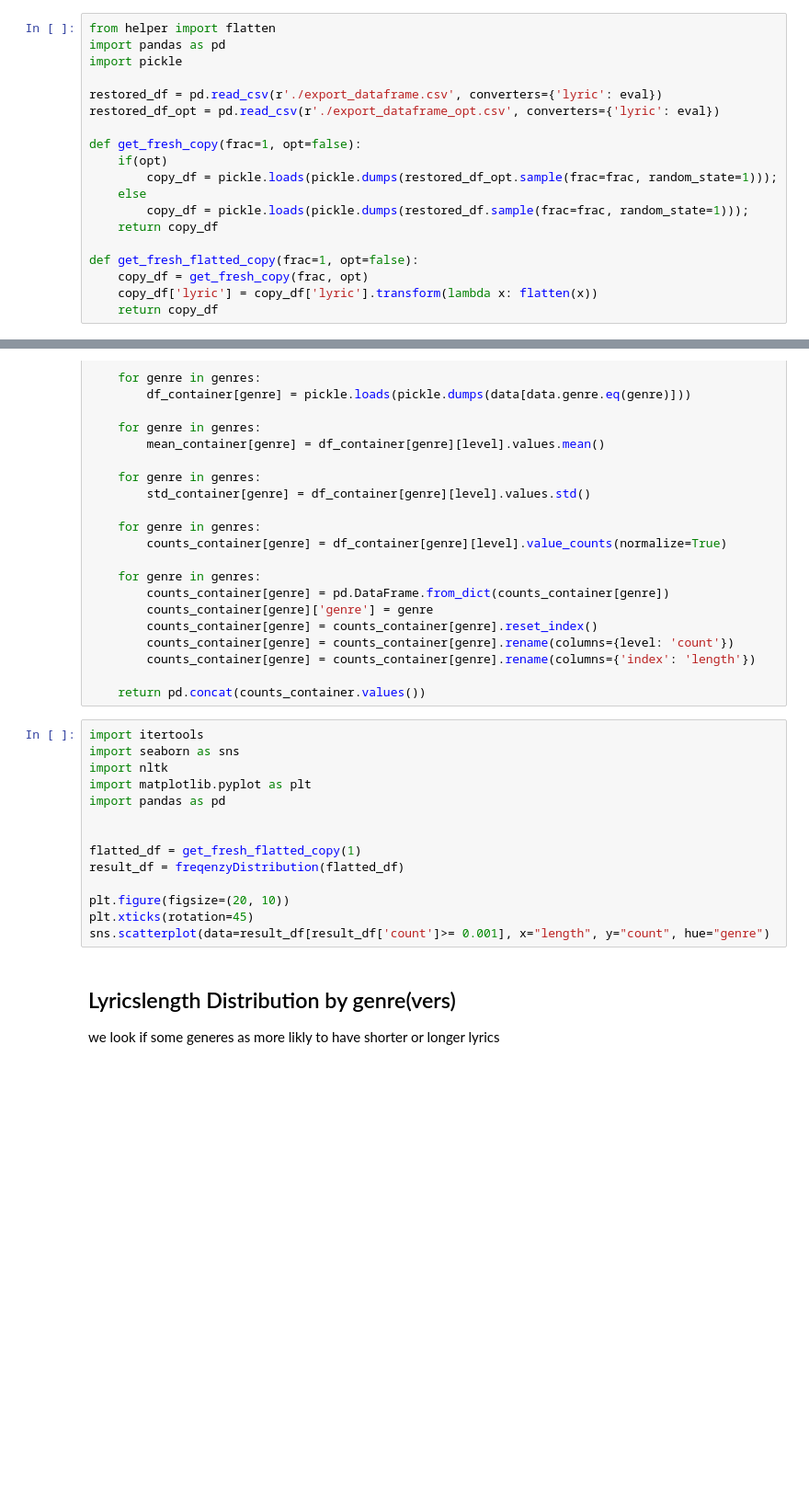
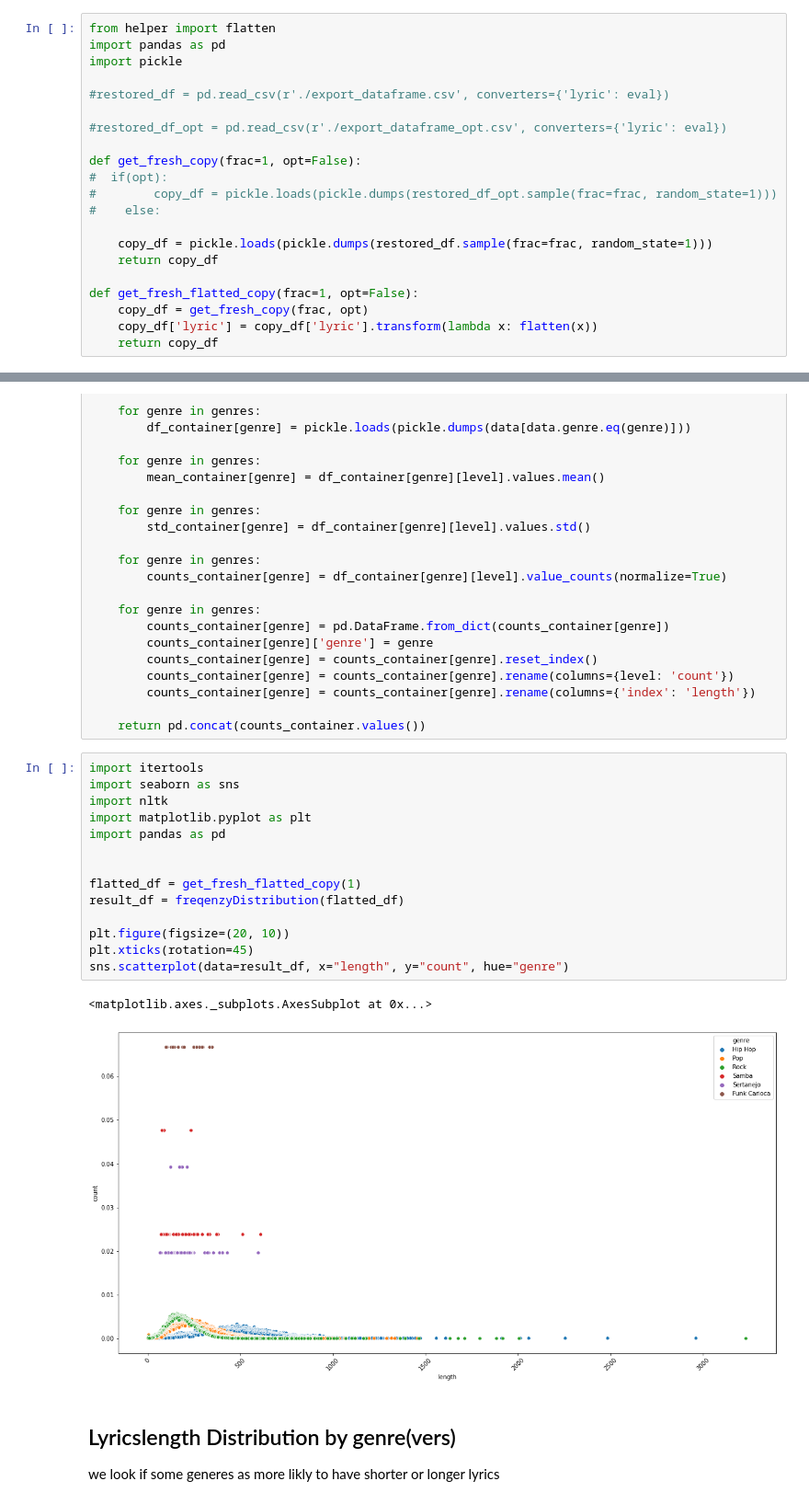
Before and after one commit to kluhan/northumbria, a Jupyter notebook: northumbria.ipynb, the cells around one changed output, grey strips where cells are left out. Shown: that part at 92% size. Drawn from its saved outputs; the diff is of its cells as text; blank space fills up the shorter version.

```diff
--- a/northumbria.ipynb
+++ b/northumbria.ipynb
@@ -200,17 +279,19 @@ from helper import flatten
 import pandas as pd
 import pickle
 
-restored_df = pd.read_csv(r'./export_dataframe.csv', converters={'lyric': eval})
-restored_df_opt = pd.read_csv(r'./export_dataframe_opt.csv', converters={'lyric': eval})
+#restored_df = pd.read_csv(r'./export_dataframe.csv', converters={'lyric': eval})
 
-def get_fresh_copy(frac=1, opt=false):
-    if(opt)
-        copy_df = pickle.loads(pickle.dumps(restored_df_opt.sample(frac=frac, random_state=1)));
-    else
-        copy_df = pickle.loads(pickle.dumps(restored_df.sample(frac=frac, random_state=1)));
+#restored_df_opt = pd.read_csv(r'./export_dataframe_opt.csv', converters={'lyric': eval})
+
+def get_fresh_copy(frac=1, opt=False):
+#  if(opt):
+#        copy_df = pickle.loads(pickle.dumps(restored_df_opt.sample(frac=frac, random_state=1)))
+#    else:
+
+    copy_df = pickle.loads(pickle.dumps(restored_df.sample(frac=frac, random_state=1)))
     return copy_df
 
-def get_fresh_flatted_copy(frac=1, opt=false):
+def get_fresh_flatted_copy(frac=1, opt=False):
     copy_df = get_fresh_copy(frac, opt)
     copy_df['lyric'] = copy_df['lyric'].transform(lambda x: flatten(x))
     return copy_df
@@ -309,17 +390,20 @@ def freqenzyDistribution(data, level='lyric'):
 # %%
 import itertools
 import seaborn as sns
 import nltk
 import matplotlib.pyplot as plt
 import pandas as pd
 
 
 flatted_df = get_fresh_flatted_copy(1)
 result_df = freqenzyDistribution(flatted_df)
 
 plt.figure(figsize=(20, 10))
 plt.xticks(rotation=45)
-sns.scatterplot(data=result_df[result_df['count']>= 0.001], x="length", y="count", hue="genre")
+sns.scatterplot(data=result_df, x="length", y="count", hue="genre")
+# %% [output]
+<matplotlib.axes._subplots.AxesSubplot at 0x...>
+[figure, added]
 # %% [markdown]
 ## Lyricslength Distribution by genre(vers)
 
```
Also changed, not shown: parts of 9 cells of this notebook.
